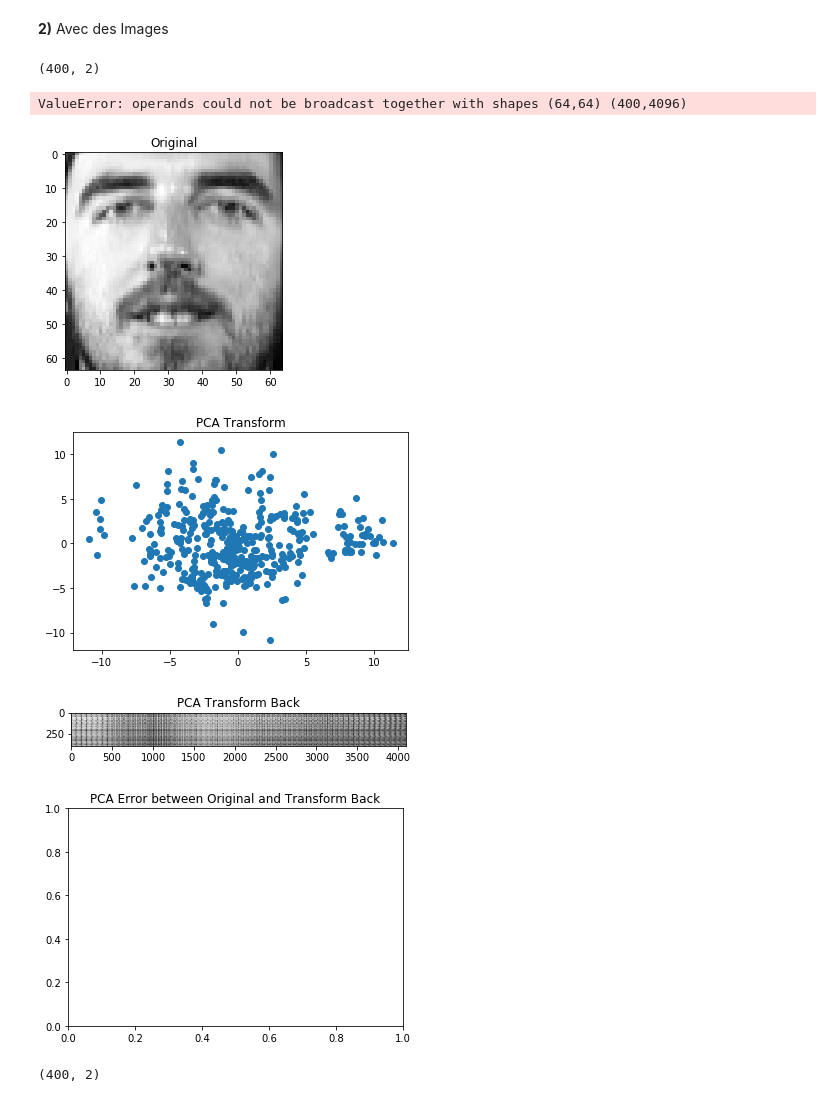
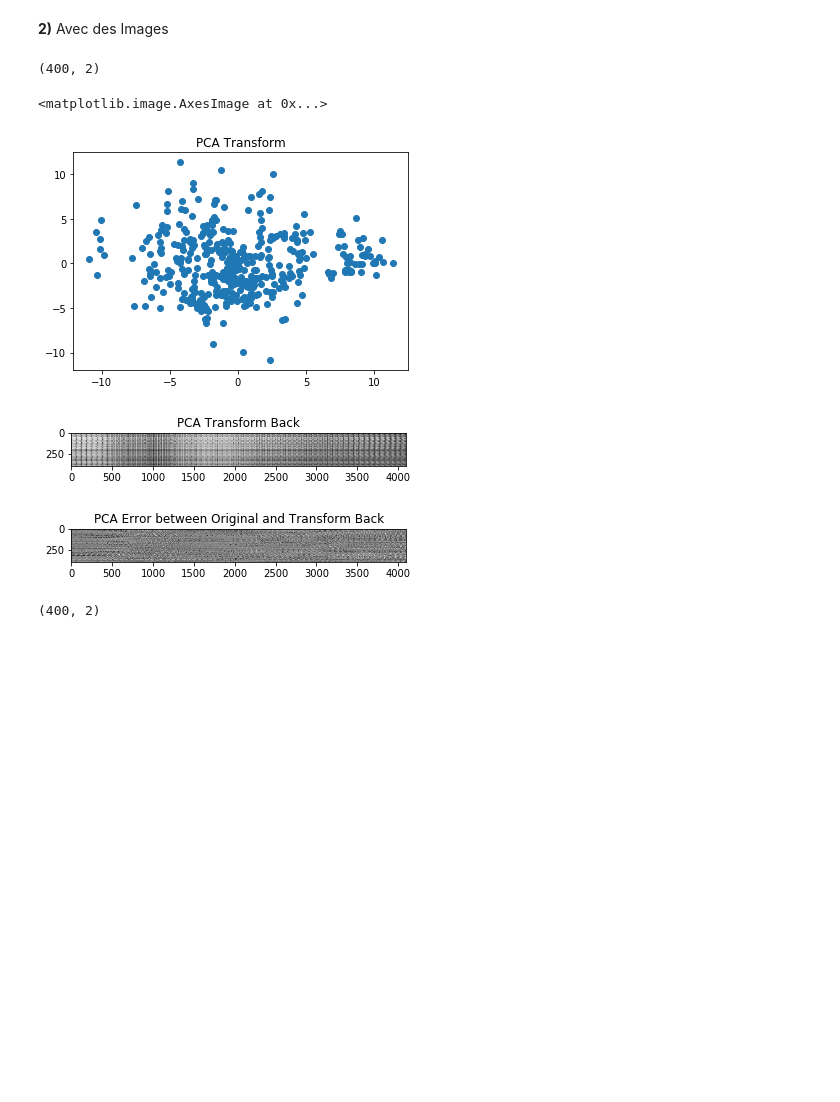
Before and after one commit to lalbarra/Cursus_Recherche, a Jupyter notebook: Notebook/SKlearn_notebook.ipynb, the cells around one changed output. Drawn from its saved outputs; the diff is of its cells as text; code cells hidden in the pictures; blank space fills up the shorter version.

```diff
--- a/Notebook/SKlearn_notebook.ipynb
+++ b/Notebook/SKlearn_notebook.ipynb
@@ -315,42 +315,42 @@ import sklearn.datasets as skld
 import numpy as np
 import matplotlib.pyplot as plt
 
 #PCA
 from sklearn.decomposition import PCA
 
 #We generate our samples
 OliFaces = skld.fetch_olivetti_faces()
 Target = np.array(OliFaces.target)
 
 # We create an object from the PCA class
 pca = PCA(n_components=2, copy=True, whiten=False, svd_solver='auto', tol=0.0, iterated_power='auto', random_state=None)
 
 ImageOliPCA = pca.fit_transform((OliFaces.images.reshape(400,64*64)))#This transformation is a compression of data
 print(np.shape(ImageOliPCA))
-plt.figure()
-plt.title("Original")
-plt.imshow(OliFaces.images[100], cmap=plt.cm.gray)
+
+#plt.figure()
+#plt.title("Original")
+#plt.imshow(OliFaces.images[100], cmap=plt.cm.gray)
 
 plt.figure()
 plt.title("PCA Transform")
 plt.scatter(ImageOliPCA[:,0],ImageOliPCA[:,1])
 
 plt.figure()
 plt.title("PCA Transform Back")
 OliFaceTransfBackPCA = pca.inverse_transform(ImageOliPCA)
 plt.imshow(OliFaceTransfBackPCA, cmap=plt.cm.gray)
 
 plt.figure()
 plt.title("PCA Error between Original and Transform Back")
-delta = OliFaces.images[100] - OliFaceTransfBackPCA
+delta = OliFaces.images.reshape(400,64*64) - OliFaceTransfBackPCA
 plt.imshow(delta, cmap = plt.cm.gray)
 # %% [output]
 (400, 2)
-ValueError: operands could not be broadcast together with shapes (64,64) (400,4096)
+<matplotlib.image.AxesImage at 0x...>
-[figure, old version]
+[figure, new version]
-[figure, old version]
+[figure, new version]
-[figure, old version]
+[figure, new version]
-[figure, removed]
 # %%
 ImageOliPCA.shape
 # %% [output]
```
Also changed, not shown: parts of 12 cells of this notebook.
